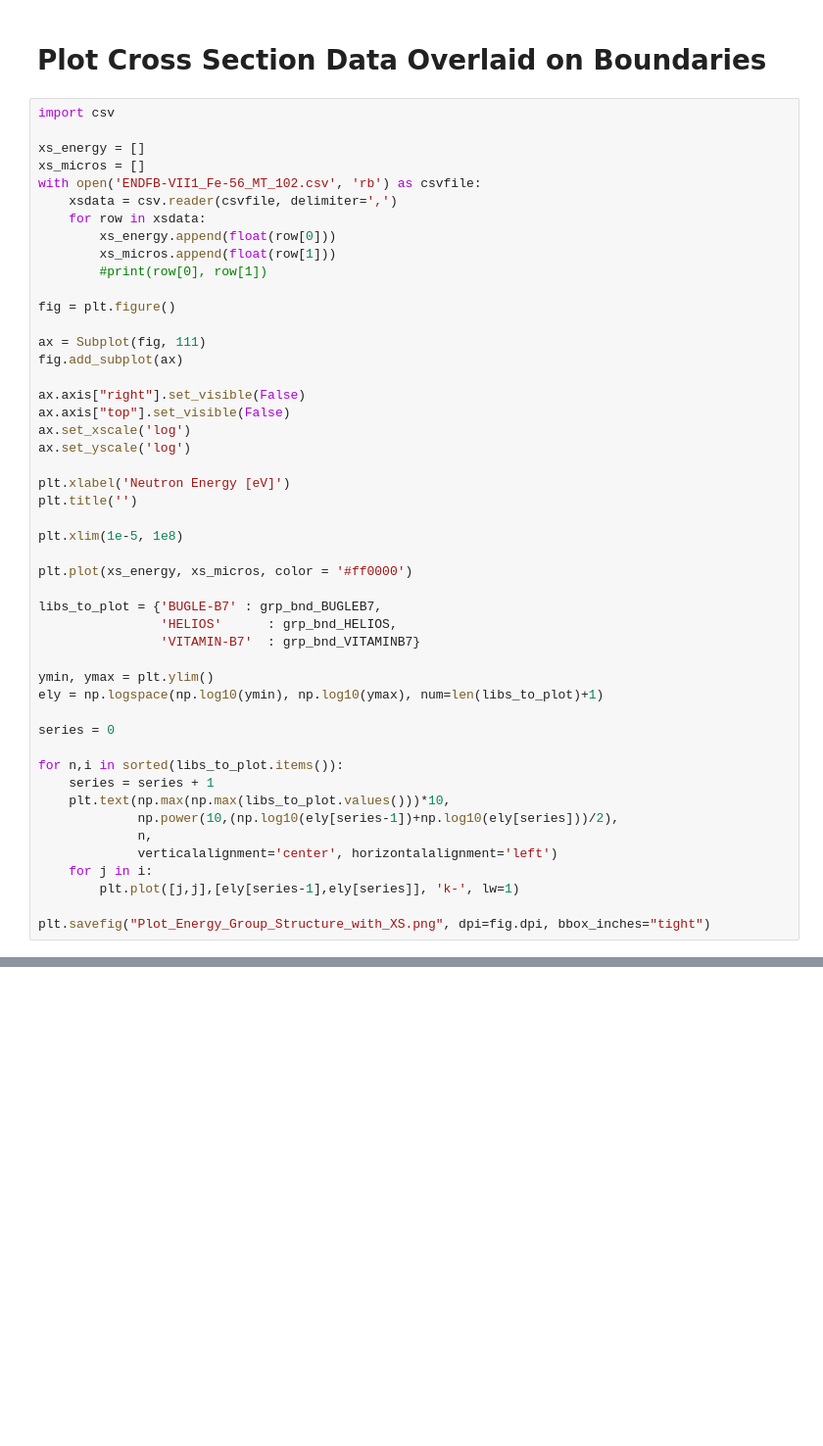
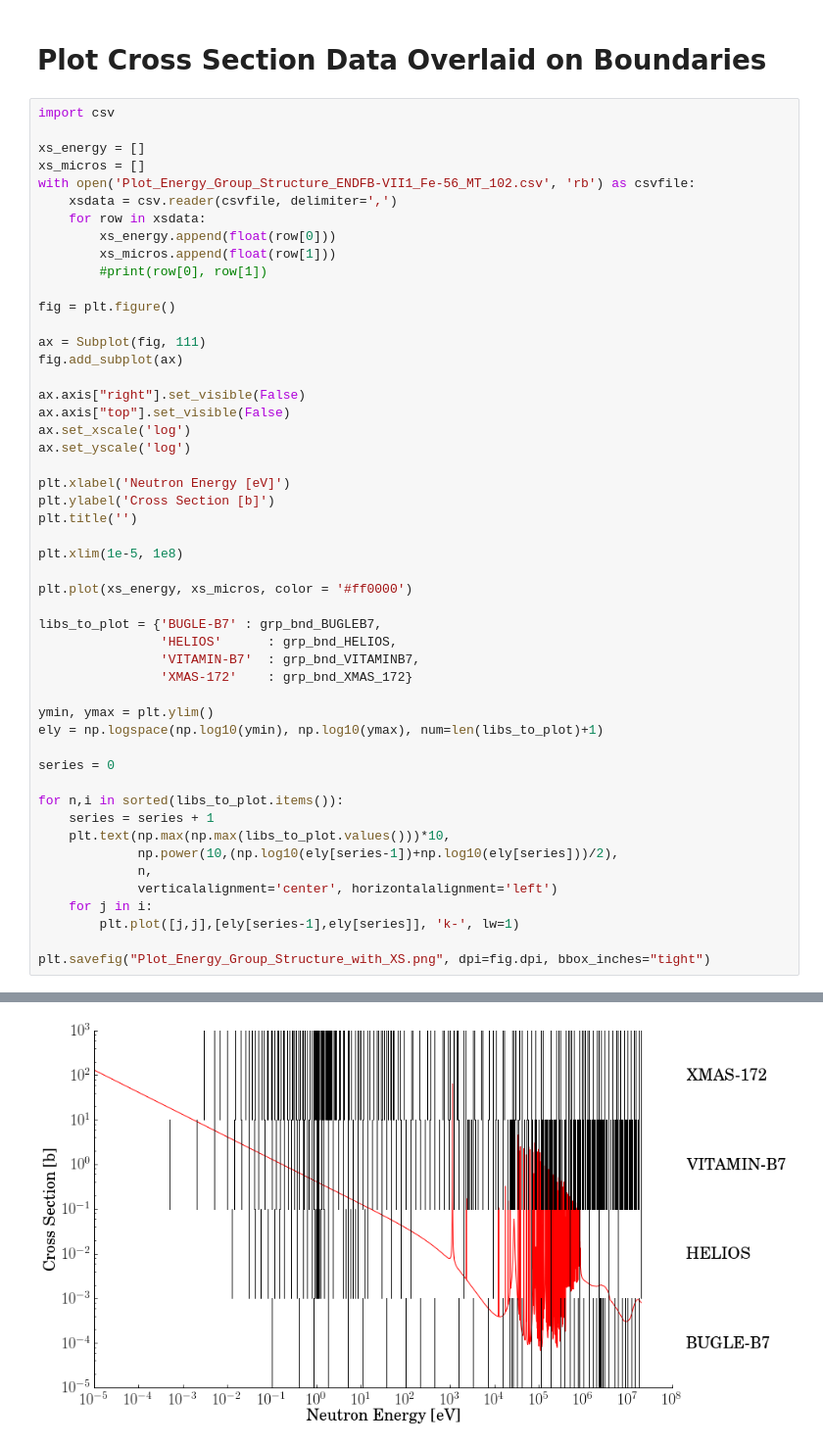
Before and after one commit to jkulesza/Python_Misc, a Jupyter notebook: IPython/Plot_Energy_Group_Structure.ipynb, the cells around one changed output, grey strips where cells are left out. Shown at 98% size. Cells and saved outputs as stored; diff of their text form; blank space fills up the shorter version.

Commit message:
Added y-label to cross section plot, test CSV file
Also added fourth group structure to cross section plot.  Also, added
test CSV data file for Fe-56 MT=102 (n,g).

```diff
--- a/IPython/Plot_Energy_Group_Structure.ipynb
+++ b/IPython/Plot_Energy_Group_Structure.ipynb
@@ -59,7 +59,7 @@ import csv
 
 xs_energy = []
 xs_micros = []
-with open('ENDFB-VII1_Fe-56_MT_102.csv', 'rb') as csvfile:
+with open('Plot_Energy_Group_Structure_ENDFB-VII1_Fe-56_MT_102.csv', 'rb') as csvfile:
     xsdata = csv.reader(csvfile, delimiter=',')
     for row in xsdata:
         xs_energy.append(float(row[0]))
@@ -77,6 +77,7 @@ ax.set_xscale('log')
 ax.set_yscale('log')
 
 plt.xlabel('Neutron Energy [eV]')
+plt.ylabel('Cross Section [b]')
 plt.title('')
 
 plt.xlim(1e-5, 1e8)
@@ -85,7 +86,8 @@ plt.plot(xs_energy, xs_micros, color = '#ff0000')
 
 libs_to_plot = {'BUGLE-B7' : grp_bnd_BUGLEB7,
                 'HELIOS'      : grp_bnd_HELIOS,
-                'VITAMIN-B7'  : grp_bnd_VITAMINB7}
+                'VITAMIN-B7'  : grp_bnd_VITAMINB7,
+                'XMAS-172'    : grp_bnd_XMAS_172}
 
 ymin, ymax = plt.ylim()
 ely = np.logspace(np.log10(ymin), np.log10(ymax), num=len(libs_to_plot)+1)
@@ -106,0 +108 @@ IOError: [Errno 2] No such file or directory: 'ENDFB-VII1_Fe-56_MT_102.csv'
+[figure, added]
```
Also changed, not shown: parts of 1 cell of this notebook, 2 other files.
